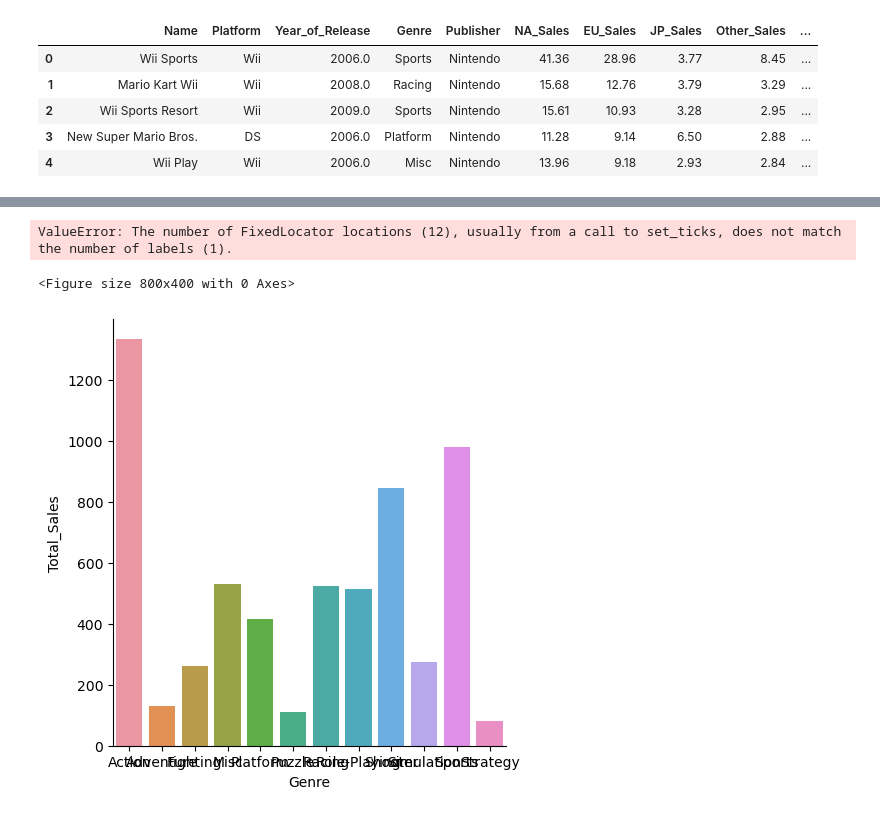
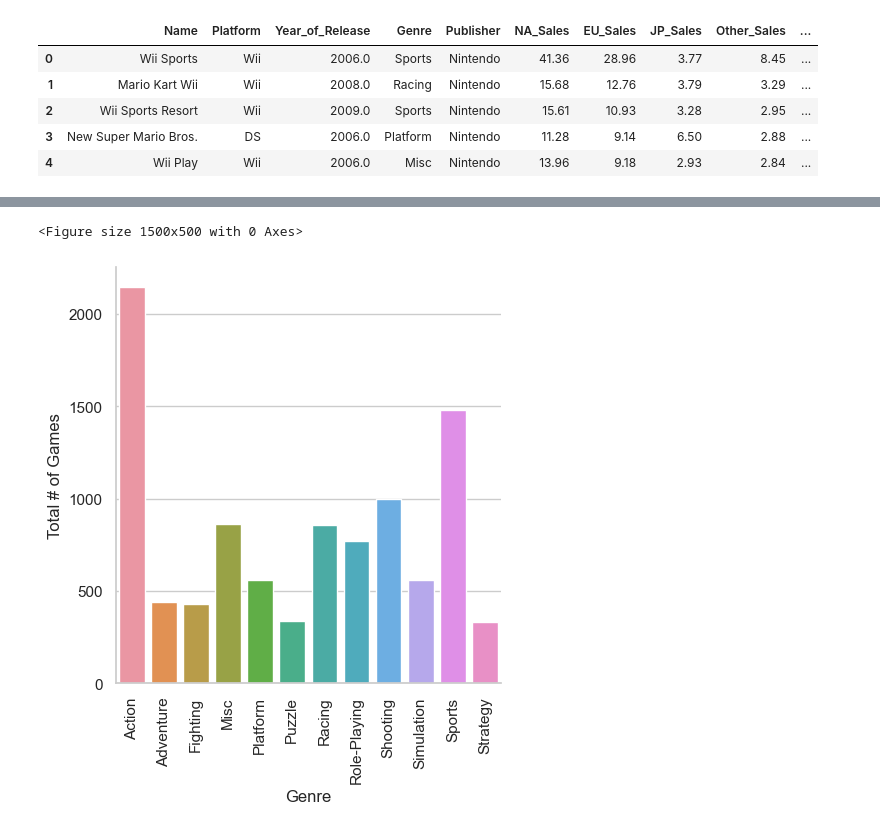
Before and after one commit to Jrowez/JUMPlus-Projects, a Jupyter notebook: Project_4/data_project_4_.ipynb, the cells around one changed output, grey strips where cells are left out. Drawn from its saved outputs; the diff is of its cells as text; code cells hidden in the pictures.

```diff
--- a/Project_4/data_project_4_.ipynb
+++ b/Project_4/data_project_4_.ipynb
@@ -106,5 +106,6 @@ release_sales
 
 figsize = (15, 8)
 fig, ax = plt.subplots(figsize=figsize)
+sns.set_theme(style="whitegrid")
 genre = sns.lineplot(data=release_sales, ax=ax, )
 # %% [output]
@@ -142,11 +190,10 @@ platform_Other = sns.barplot(x='Platform', y='Other_Sales', data=platform_sales,
 # %%
 """12. Plot the Sales in all regions per Platform , you need to create a boxplot for that which will show the distribution of sales as per platform
 """
-#TODO: all of this
-total_region_sales = df[['NA_Sales', 'EU_Sales', 'JP_Sales', 'Other_Sales', 'Platform', 'Total_Sales']]
-total_region_sales = total_region_sales.groupby('Platform', as_index=False).sum()
-total_region_sales
-figsize = (15, 8)
-fig, ax = plt.subplots(figsize=figsize)
-genre = sns.boxplot( x='Platform',  ,data=total_region_sales)
+sns.set_theme(style="whitegrid")
+plt.figure(figsize=(15,10))
+sns.boxplot(x=df['Year_of_Release'], y=df['Platform'])
+plt.xlabel("Release Year")
+plt.ylabel("Platform")
+plt.show()
 # %% [output]
@@ -154,18 +201,25 @@ SyntaxError: invalid syntax (1350991733.py, line 9)
 # %%
 """13. Find out which Genre games are sold in highest numbers (create a countplot of seaborn which could do that) """
-popular_genres = df[['Genre', 'Total_Sales']]
-popular_genres = popular_genres.groupby('Genre').sum()
+popular_genres = df[['Genre', 'Global_Sales']]
+popular_genres = popular_genres.groupby('Genre').count()
 popular_genres
+sns.set_theme(style="whitegrid")
 
 popular_genres['Genre']= popular_genres.index
-plt.figure(figsize=(8,4))
-popular_genre_plot = sns.catplot(x='Genre', y='Total_Sales', data=popular_genres, kind='bar')
-popular_genre_plot.set_xticklabels(['Action', 'Adventure', 'Fighting', 'Misc', 'Platform', 'Puzzle', 'Racing', 'Role-POlaying', 'Shooting', 'Simulation', ''], rotation=90)
+plt.figure(figsize=(15,5))
+popular_genre_plot = sns.catplot(x='Genre', y='Global_Sales', data=popular_genres, kind='bar')
+popular_genre_plot.set_xticklabels(['Action', 'Adventure', 'Fighting', 'Misc', 'Platform', 'Puzzle', 'Racing', 'Role-Playing', 'Shooting', 'Simulation', 'Sports', 'Strategy'], rotation=90)
+plt.xlabel("Genre")
+plt.ylabel("Total # of Games")
 plt.show()
+
+
+# plt.figure(figsize=(15,10))
+# sns.countplot(df['Genre'])
+# plt.show()
 # %% [output]
-ValueError: The number of FixedLocator locations (12), usually from a call to set_ticks, does not match the number of labels (1).
+<Figure size 1500x500 with 0 Axes>
-<Figure size 800x400 with 0 Axes>
-[figure, old version]
+[figure, new version]
 # %%
 """14. Try to find out global sales as per Genre ,(create a barplot of seaborn for that) """
 sales_per_genre = df[['Genre', 'Global_Sales']].groupby('Genre', as_index=False).sum().sort_values('Global_Sales', ascending=False)
```
Also changed, not shown: parts of 8 cells of this notebook, 1 other file.
